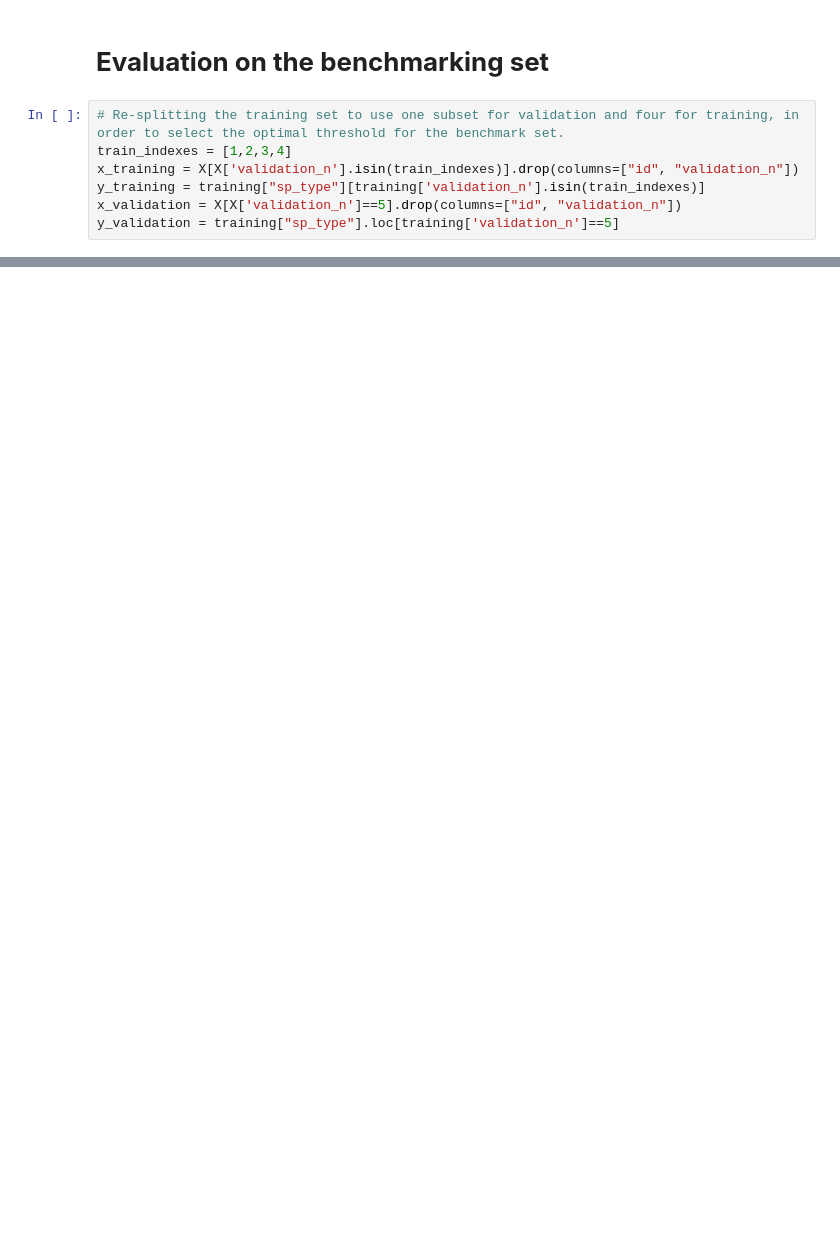
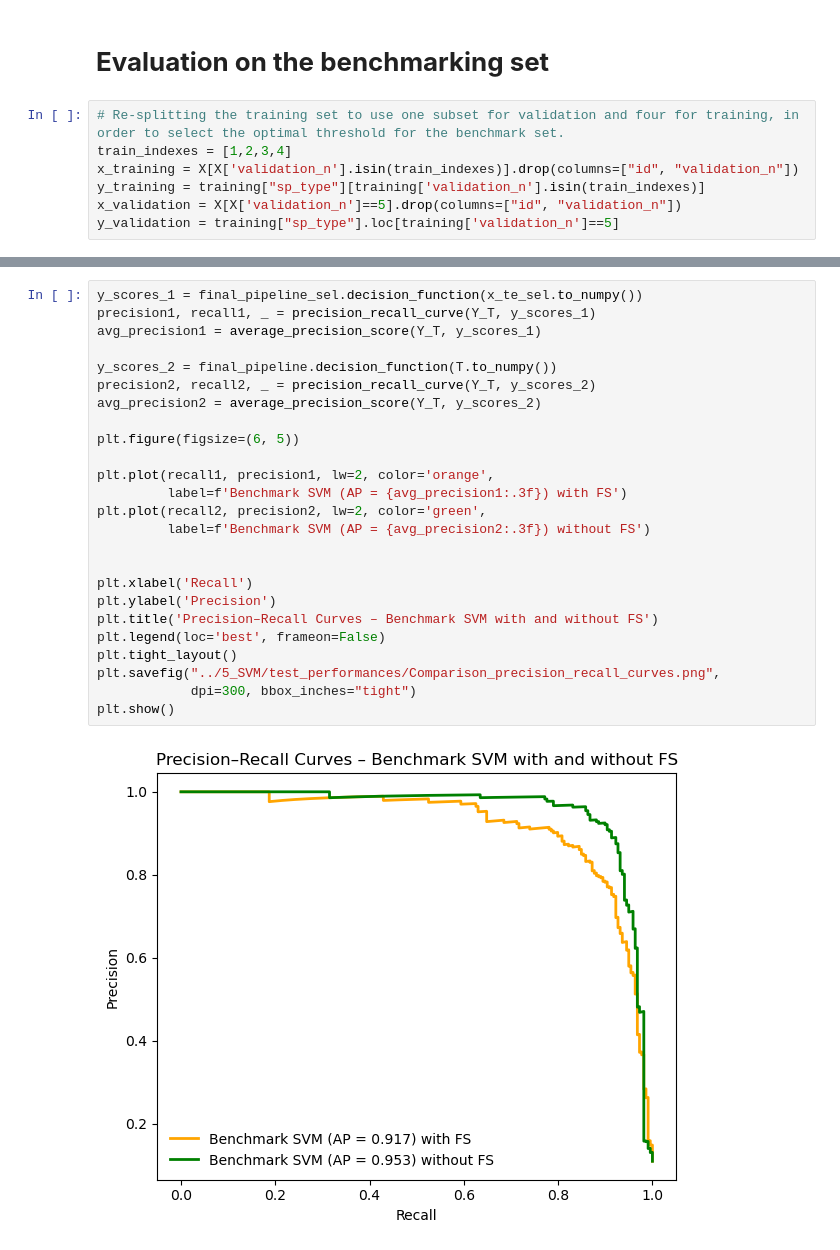
Before and after one commit to bianca29092001/LAB2_project_group, a Jupyter notebook: 5_SVM/SVM_model.ipynb, the cells around one changed output, grey strips where cells are left out. Drawn from its saved outputs; the diff is of its cells as text; blank space fills up the shorter version.

```diff
--- a/5_SVM/SVM_model.ipynb
+++ b/5_SVM/SVM_model.ipynb
@@ -630,0 +710,27 @@ plt.show()
+# %%
+y_scores_1 = final_pipeline_sel.decision_function(x_te_sel.to_numpy())
+precision1, recall1, _ = precision_recall_curve(Y_T, y_scores_1)
+avg_precision1 = average_precision_score(Y_T, y_scores_1)
+
+y_scores_2 = final_pipeline.decision_function(T.to_numpy())
+precision2, recall2, _ = precision_recall_curve(Y_T, y_scores_2)
+avg_precision2 = average_precision_score(Y_T, y_scores_2)
+
+plt.figure(figsize=(6, 5))
+
+plt.plot(recall1, precision1, lw=2, color='orange',
+         label=f'Benchmark SVM (AP = {avg_precision1:.3f}) with FS')
+plt.plot(recall2, precision2, lw=2, color='green',
+         label=f'Benchmark SVM (AP = {avg_precision2:.3f}) without FS')
+
+
+plt.xlabel('Recall')
+plt.ylabel('Precision')
+plt.title('Precision–Recall Curves – Benchmark SVM with and without FS')
+plt.legend(loc='best', frameon=False)
+plt.tight_layout()
+plt.savefig("../5_SVM/test_performances/Comparison_precision_recall_curves.png",
+            dpi=300, bbox_inches="tight")
+plt.show()
+# %% [output]
+[figure, added]
```
Also changed, not shown: parts of 14 cells of this notebook.
